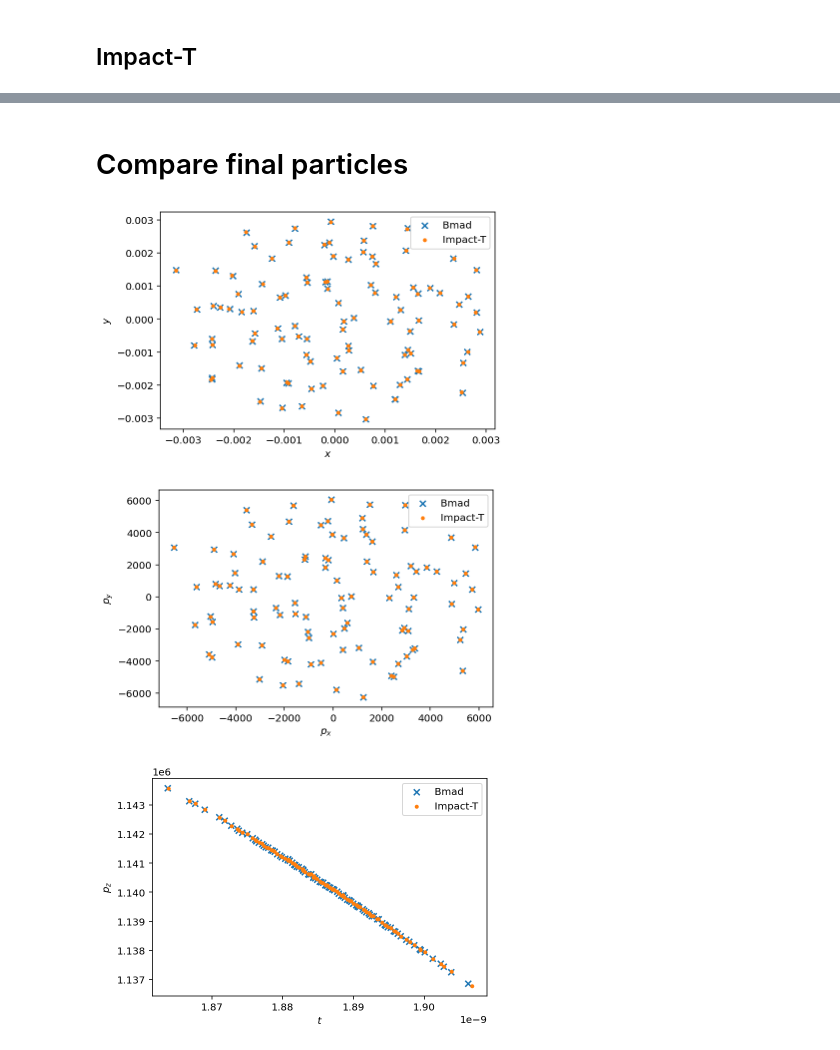
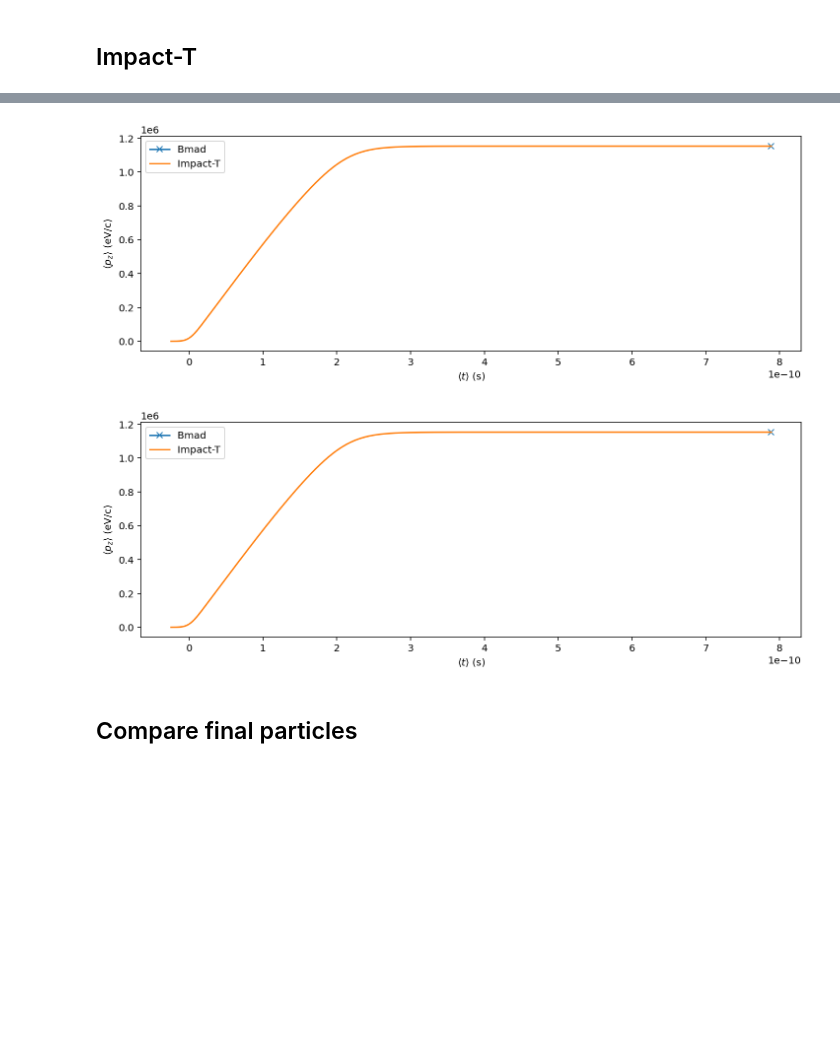
Before and after one commit to bmad-sim/bmad-benchmarking, a Jupyter notebook: apex_gun/apex_gun_comparison.ipynb, the cells around one changed output, grey strips where cells are left out. Saved outputs shown, nothing was run; the diff lists cells and outputs as text; code cells hidden in the pictures; blank space fills up the shorter version.

```diff
--- a/apex_gun/apex_gun_comparison.ipynb
+++ b/apex_gun/apex_gun_comparison.ipynb
@@ -150,2 +251,7 @@ compare_stat('mean_kinetic_energy')
+# %%
+compare_stat('mean_pz')
+# %% [output]
+[figure, added]
+[figure, added]
 # %% [markdown]
-# Compare final particles
+## Compare final particles
@@ -157,24 +257,0 @@ PfB = Plist[-1]
-# %%
-def compare_particles(k1, k2):
-
-    plist=(PfB, PfI)
-    labels=('Bmad', 'Impact-T')
-    markers=('x', '.')
-
-    fig, ax = plt.subplots()
-    for P, label, marker in zip(plist, labels, markers):
-        ax.scatter(P[k1], P[k2], marker=marker, label=label)
-
-    ax.set_xlabel(mathlabel(k1))
-    ax.set_ylabel(mathlabel(k2))
-
-    plt.legend()
-compare_particles('x', 'y')
-
-compare_particles('px', 'py')
-
-compare_particles('t', 'pz')
-# %% [output]
-[figure, removed]
-[figure, removed]
-[figure, removed]
```
Also changed, not shown: parts of 45 cells of this notebook, 13 other files.
